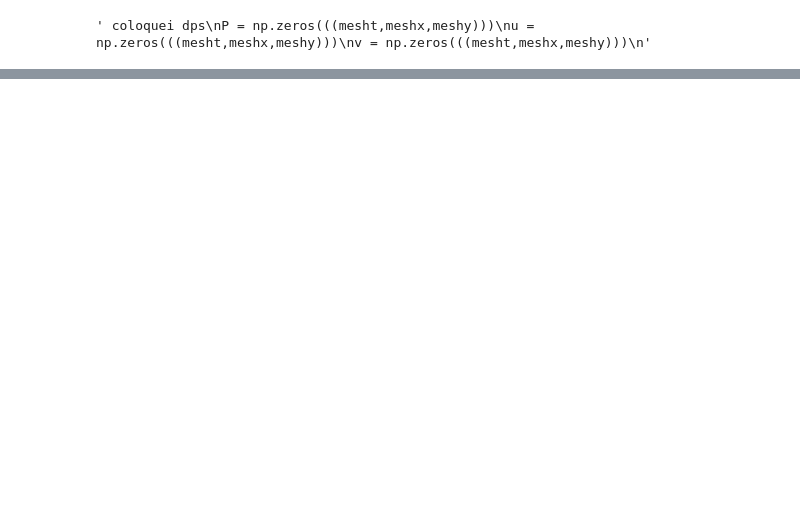
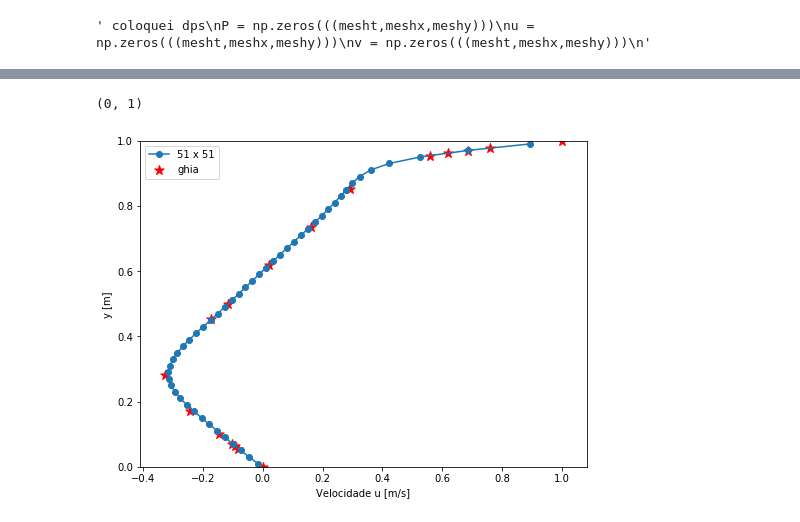
Before and after one commit to gusttavlang/TransComp, a Jupyter notebook: Trabalho 8/Cavidade.ipynb, the cells around one changed output, grey strips where cells are left out. Drawn from its saved outputs; the diff is of its cells as text; code cells hidden in the pictures; blank space fills up the shorter version.

```diff
--- a/Trabalho 8/Cavidade.ipynb
+++ b/Trabalho 8/Cavidade.ipynb
@@ -318,0 +344,17 @@ for t in range(1,mesht):
+# %%
+%matplotlib inline
+fig = plt.figure(figsize=(8,6))
+axis = fig.add_subplot(111)
+
+axis.plot(u[1,(meshx-1)/2,:],y_plot,marker='o', label = '51 x 51')
+axis.scatter(u_ghia,y_ghia,color = 'red', marker = '*', label = 'ghia', s = 100)
+
+axis.set_xlabel('Velocidade u [m/s]')
+axis.set_ylabel('y [m]')
+axis.set_title('')
+axis.legend(loc = 'best')
+axis.set_ylim(0,1)
+#axis.set_xlim(0,1)
+# %% [output]
+(0, 1)
+[figure, added]
```
Also changed, not shown: parts of 13 cells of this notebook.
